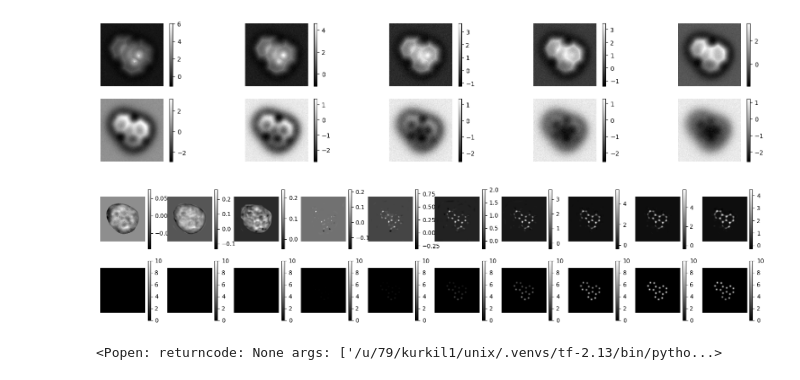
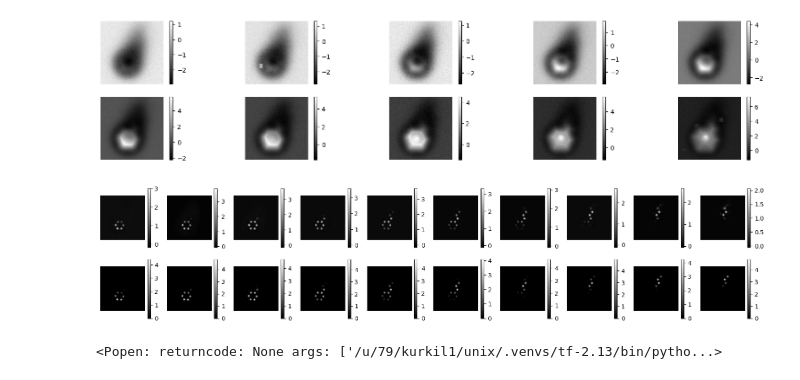
Before and after one commit to LauriKurki/molecule-net, a Jupyter notebook: notebooks/model_test.ipynb, the cells around one changed output. Cells and saved outputs as stored; diff of their text form; code cells hidden in the pictures.

```diff
--- a/notebooks/model_test.ipynb
+++ b/notebooks/model_test.ipynb
@@ -30,11 +30,12 @@ config = attention_unet.get_config()
 config.batch_size = 4
 config.interpolate_input_z = None
 config.z_cutoff = 1.0
-#config.train_molecules = (0, 80000)
-#config.val_molecules = (80000, 100000)
-config.train_molecules = (0, 50000)
-config.val_molecules = (50000, 60000)
-config.root_dir = root_dirs.get_root_dir("afms")
+config.gaussian_factor = 5.0
+config.train_molecules = (0, 80000)
+config.val_molecules = (80000, 100000)
+#config.train_molecules = (0, 50000)
+#config.val_molecules = (50000, 60000)
+config.root_dir = root_dirs.get_root_dir("afms_rebias")
 
 @flax.struct.dataclass
 class Metrics(metrics.Collection):
@@ -136,9 +139,13 @@ def pred_batch(
     )
     return preds
 # %%
-for i in range(4000):
+train_metrics = Metrics.empty()
+for i in range(2000):
     batch = next(ds['train'])
-    state, metrics = train_step(state, batch, loss_fn)
+    state, batch_metrics = train_step(state, batch, loss_fn)
+    train_metrics = train_metrics.merge(batch_metrics)
     if i % 10 == 0:
-        print(f"Step {i}: {metrics.loss}")
+        train_metrics = train_metrics.compute()
+        print(f"step {i}, loss: {train_metrics}")
+        train_metrics = Metrics.empty()
 # %% [output]
@@ -229,13 +232,13 @@ x0 = batch["images"][idx]
 # %%
 fig = plt.figure(figsize=(20, 4))
 for i in range(10):
     ax = plt.subplot(2, 5, i+1)
-    im = ax.imshow(x0[..., -1-i, 0], cmap='gray', origin='lower')
+    im = ax.imshow(x0[..., i, 0], cmap='gray', origin='lower')
     plt.colorbar(im)
 
     ax.axis('off')
 # %% [output]
-[figure, old version]
+[figure, new version]
 # %%
 channel = 1
 
@@ -247,9 +250,9 @@ for i in range(10):
     ax.axis('off')
 
     ax = plt.subplot(2, 10, i+11)
-    im = ax.imshow(ref[..., i, channel], cmap='gray', origin='lower', vmin=0, vmax=10)
+    im = ax.imshow(ref[..., i, channel], cmap='gray', origin='lower')
     plt.colorbar(im)
     ax.axis('off')
 # %% [output]
-[figure, old version]
+[figure, new version]
 # %%
```
Also changed, not shown: parts of 6 cells of this notebook.
